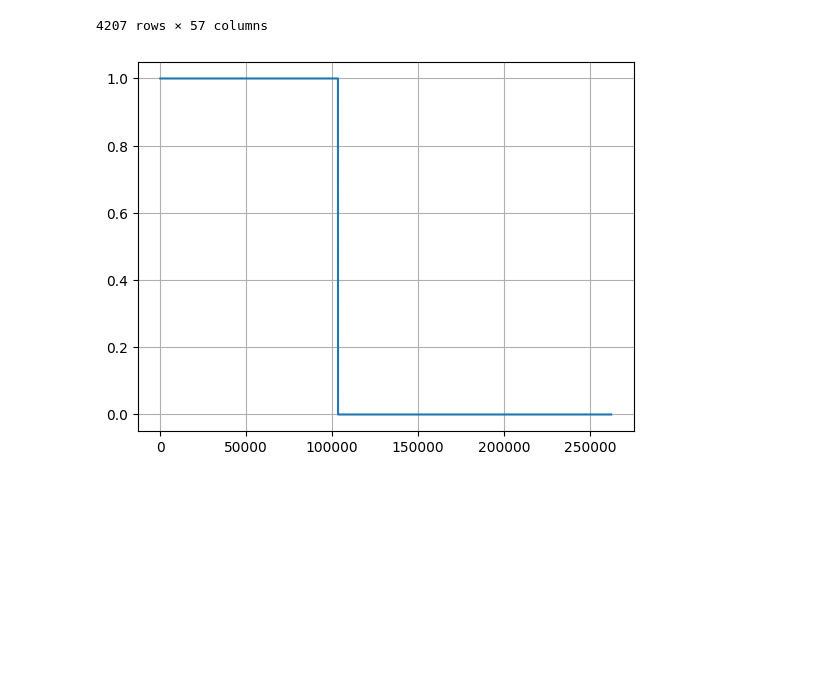
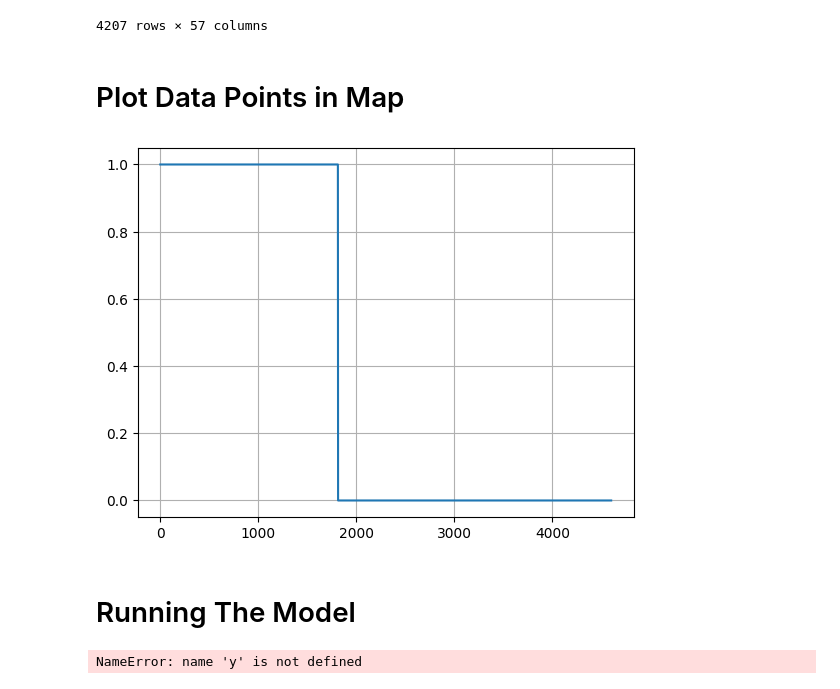
Before and after one commit to CP322-Machine-Learning-Group/Mini-Project-1, a Jupyter notebook: SpamBase/SpamBase.ipynb, the cells around one changed output. Cells and saved outputs as stored; diff of their text form; code cells hidden in the pictures; blank space fills up the shorter version.

```diff
--- a/SpamBase/SpamBase.ipynb
+++ b/SpamBase/SpamBase.ipynb
@@ -101,27 +77,37 @@ X_cleaned
 | 4599 | 0.96 | 0.00 | 0.00 | 0.0 | 0.32 | 0.00 | ... |
 | 4600 | 0.00 | 0.00 | 0.65 | 0.0 | 0.00 | 0.00 | ... |
 4207 rows × 57 columns
+# %% [markdown]
+# Plot Data Points in Map
 # %%
 List=[]
-j=0
 i=0
-sizeOfY =y.shape[0]
-sizeOfX =X.shape[1]
+sizeOfY =y.shape[0]#number of rows
 
-while i< (sizeOfY):
-    while j<(sizeOfX):
-        value= y.iat[i,0]
-        List.append(value)
+while i< (sizeOfY):#iterate through rows
+    value= y.iat[i,0]#grab value in table for each row
+    List.append(value)
 
-        j+=1
     i+=1
-    j=0
 
 
-plt.figure()
-plt.plot(List)
+plt.figure()#creates template
+plt.plot(List)#plot
 
 plt.grid()
-plt.show()
+plt.show()#displays graph
 # %% [output]
-[figure, old version]
+[figure, new version]
+# %% [markdown]
+# Running The Model
+# %%
+y = np.array(y)
+X= np.array(X)
+lr = LogReg(learning_rate=0.01, num_epochs=1000)
+
+lr.fit(X, y)
+
+accuracy = lr.evaluate_acc(X, y)
+print(accuracy)
+# %% [output]
+NameError: name 'y' is not defined
```
Also changed, not shown: parts of 4 cells of this notebook, 1 other file.
